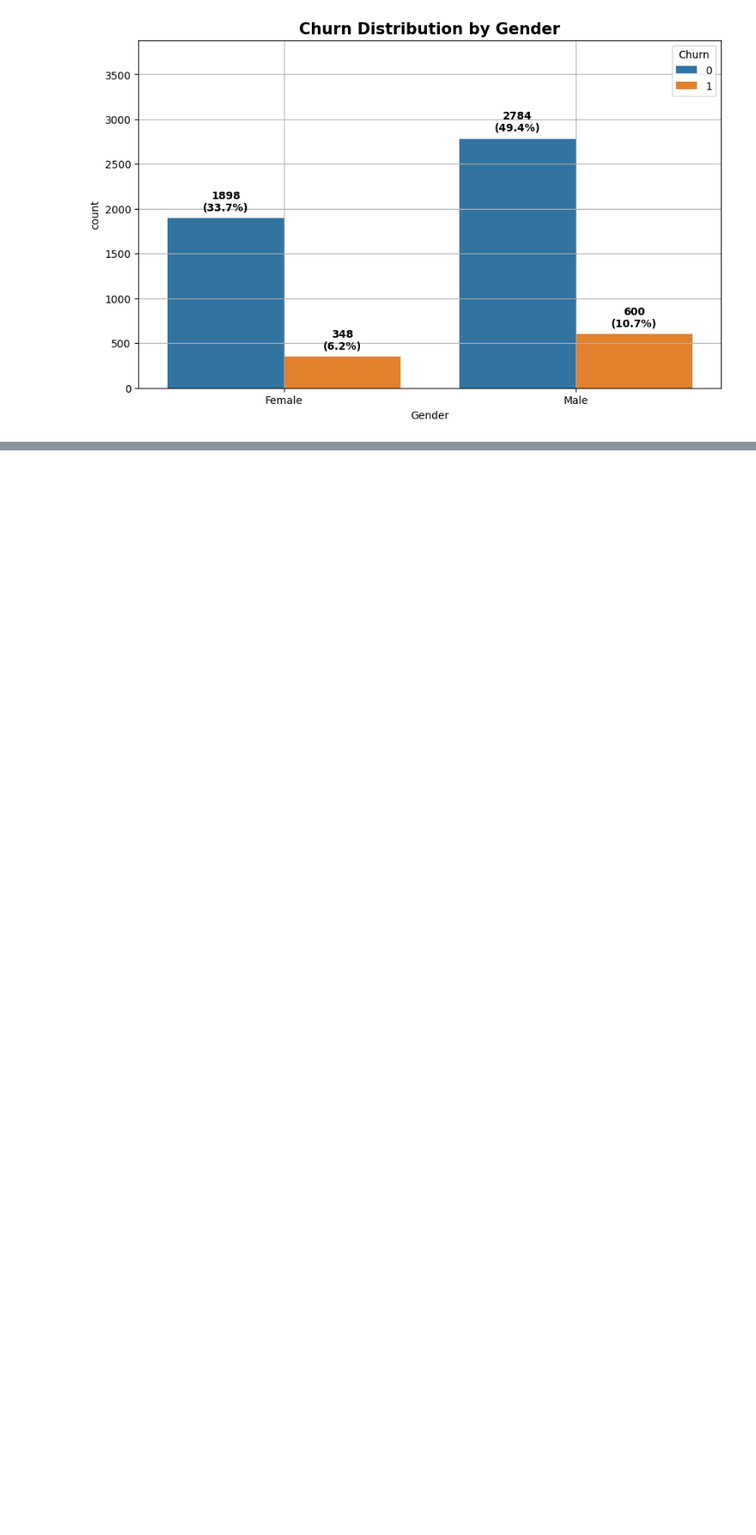
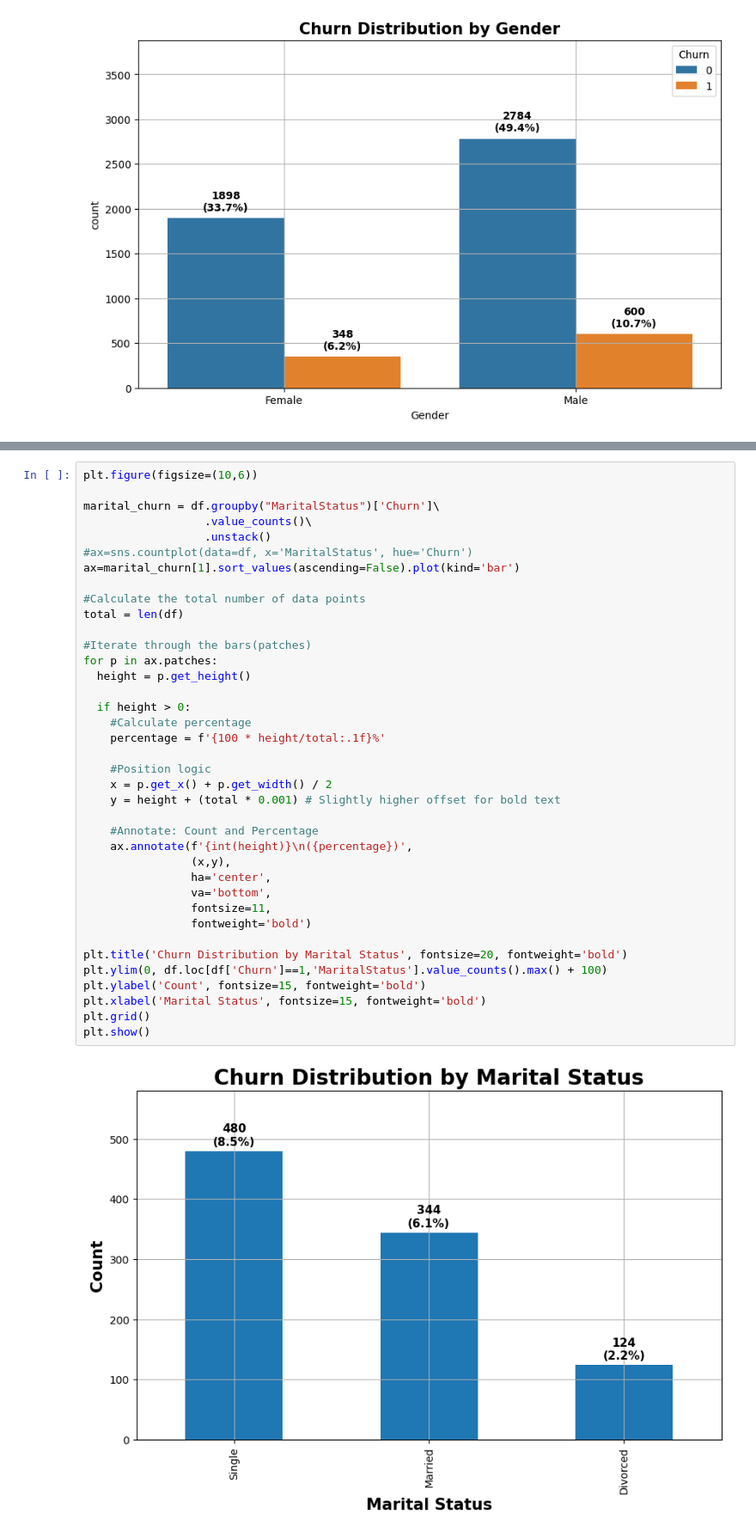
Before and after one commit to shivamtyagi577/E-commerce-Customer-End-to-End-Churn, a Jupyter notebook: Customer_Churn_Analysis_E_Commerce.ipynb, the cells around one changed output, grey strips where cells are left out. Shown at 86% size. Drawn from its saved outputs; the diff is of its cells as text; blank space fills up the shorter version.

```diff
--- a/Customer_Churn_Analysis_E_Commerce.ipynb
+++ b/Customer_Churn_Analysis_E_Commerce.ipynb
@@ -632,0 +682,40 @@ plt.show()
+# %%
+plt.figure(figsize=(10,6))
+
+marital_churn = df.groupby("MaritalStatus")['Churn']\
+                  .value_counts()\
+                  .unstack()
+#ax=sns.countplot(data=df, x='MaritalStatus', hue='Churn')
+ax=marital_churn[1].sort_values(ascending=False).plot(kind='bar')
+
+#Calculate the total number of data points
+total = len(df)
+
+#Iterate through the bars(patches)
+for p in ax.patches:
+  height = p.get_height()
+
+  if height > 0:
+    #Calculate percentage
+    percentage = f'{100 * height/total:.1f}%'
+
+    #Position logic
+    x = p.get_x() + p.get_width() / 2
+    y = height + (total * 0.001) # Slightly higher offset for bold text
+
+    #Annotate: Count and Percentage
+    ax.annotate(f'{int(height)}\n({percentage})',
+                (x,y),
+                ha='center',
+                va='bottom',
+                fontsize=11,
+                fontweight='bold')
+
+plt.title('Churn Distribution by Marital Status', fontsize=20, fontweight='bold')
+plt.ylim(0, df.loc[df['Churn']==1,'MaritalStatus'].value_counts().max() + 100)
+plt.ylabel('Count', fontsize=15, fontweight='bold')
+plt.xlabel('Marital Status', fontsize=15, fontweight='bold')
+plt.grid()
+plt.show()
+# %% [output]
+[figure, added]
```
Also changed, not shown: parts of 22 cells of this notebook.
